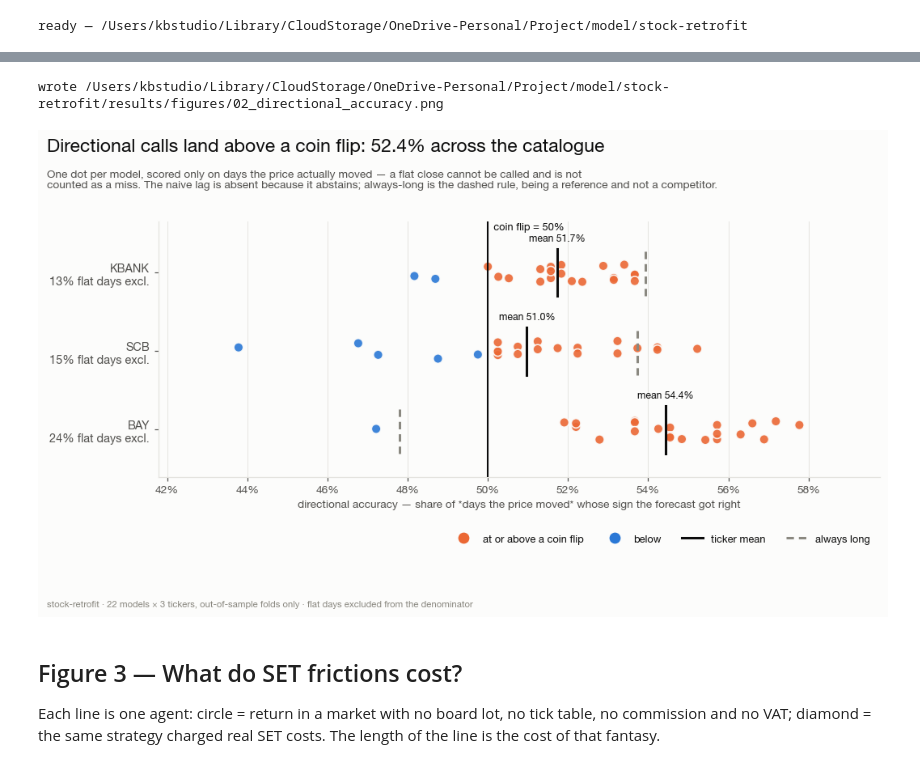
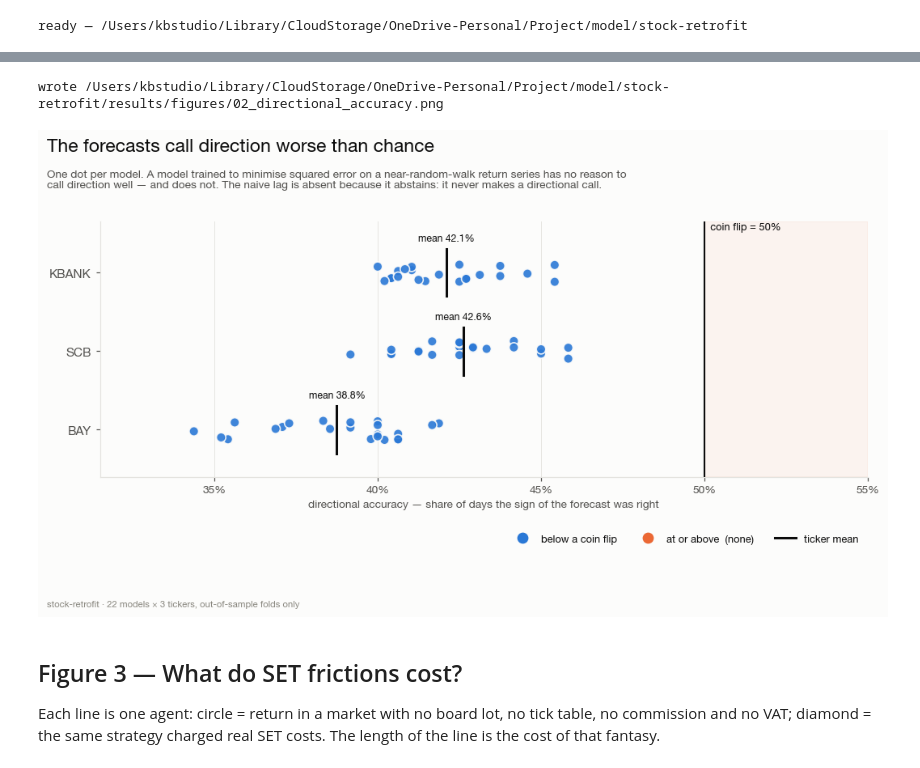
Before and after one commit to k-b-studio/stock-retrofit, a Jupyter notebook: notebooks/07_figures.ipynb, the cells around one changed output, grey strips where cells are left out. Saved outputs shown, nothing was run; the diff lists cells and outputs as text; code cells hidden in the pictures.

Commit message:
#9 add details in handoff, scrutinize, and debug model notebook

```diff
--- a/notebooks/07_figures.ipynb
+++ b/notebooks/07_figures.ipynb
@@ -192,15 +162,10 @@ The naive lag is absent because it abstains — it never makes a directional cal
 # %%
-rows, references, flat = [], {}, {}
+rows = []
 for symbol in SYMBOLS:
     d = load("evaluate", symbol)
     if d is None:
         continue
-    if "flat_share" in d:
-        flat[symbol] = float(d["flat_share"].dropna().iloc[0])
-    ref = d[d["model"].str.contains("always_long")].dropna(subset=["dir_acc"])
-    if len(ref):
-        references[symbol] = float(ref["dir_acc"].iloc[0])
-    d = d[~d["model"].str.contains("naive_lag|always_long")].dropna(subset=["dir_acc"])
+    d = d[~d["model"].str.contains("naive_lag")].dropna(subset=["dir_acc"])
     for _, r in d.iterrows():
         rows.append({"symbol": symbol, "model": short(r["model"]), "acc": r["dir_acc"]})
 if not rows:
@@ -209,8 +174,8 @@ df = pd.DataFrame(rows)
 
 fig, ax = plt.subplots(figsize=(9.6, 5.4))
 # Reverse the list rather than inverting the axis: with y=0 at the bottom
-# this puts KBANK on top (matching every other figure) while the label
-# offsets still render *above* their rules.
+# this puts KBANK on top (matching every other figure) while the "+0.37"
+# label offsets still render *above* their rules.
 order = SYMBOLS[::-1]
 rng = np.random.default_rng(0)
 
@@ -224,59 +189,50 @@ for i, symbol in enumerate(order):
     mean = sub["acc"].mean()
     ax.plot([mean, mean], [i - 0.3, i + 0.3], color=INK, lw=2.0, zorder=4)
     ax.text(mean, i + 0.37, f"mean {mean:.1%}", ha="center", va="bottom",
             fontsize=8, color=INK, fontweight="600")
-    # The always-long reference: what you get from never forming a view.
-    if symbol in references:
-        ax.plot([references[symbol]] * 2, [i - 0.3, i + 0.3], color=MUTED, lw=2.0,
-                ls=(0, (3, 2)), zorder=4)
 
 ax.axvline(0.5, color=INK, lw=1.4, zorder=5)
 ax.text(0.5, len(order) - 0.42, "  coin flip = 50%", ha="left", va="center",
         fontsize=8.4, color=INK, fontweight="600")
+ax.axvspan(0.5, 0.55, color=ORANGE, alpha=0.06, zorder=0)
 
 ax.set_yticks(range(len(order)))
-labels = [f"{s}\n{flat[s]:.0%} flat days excl." if s in flat else s for s in order]
-ax.set_yticklabels(labels, fontsize=9.5)
+ax.set_yticklabels(order, fontsize=10)
 ax.set_ylim(-0.6, len(order) - 0.35)
-lo = min(df["acc"].min(), min(references.values(), default=0.5)) - 0.02
-hi = max(df["acc"].max(), max(references.values(), default=0.5)) + 0.02
-ax.set_xlim(min(lo, 0.47), max(hi, 0.53))
+ax.set_xlim(0.315, 0.55)
 ax.xaxis.set_major_formatter(mpl.ticker.PercentFormatter(1.0, decimals=0))
-ax.set_xlabel("directional accuracy — share of *days the price moved* whose sign the forecast got right")
+ax.set_xlabel("directional accuracy — share of days the sign of the forecast was right")
 ax.grid(axis="y", visible=False)
 ax.set_axisbelow(True)
 
 handles = [
-    Line2D([], [], marker="o", ls="", color=ORANGE, markersize=8, label="at or above a coin flip"),
-    Line2D([], [], marker="o", ls="", color=BLUE, markersize=8, label="below"),
+    Line2D([], [], marker="o", ls="", color=BLUE, markersize=8, label="below a coin flip"),
+    # Kept in the legend though it has no members: it documents the encoding,
+    # and "(none)" is the finding rather than an omission.
+    Line2D([], [], marker="o", ls="", color=ORANGE, markersize=8,
+           label="at or above  (none)"),
     Line2D([], [], color=INK, lw=2, label="ticker mean"),
-    Line2D([], [], color=MUTED, lw=2, ls=(0, (3, 2)), label="always long"),
 ]
-ax.legend(handles=handles, loc="lower right", fontsize=8.4, ncol=4,
+ax.legend(handles=handles, loc="lower right", fontsize=8.4, ncol=3,
           bbox_to_anchor=(1.0, -0.30))
 
-# Title from the data rather than from an expectation. The previous revision
-# hardcoded 'worse than chance' — which was an artifact of scoring flat days.
-overall = df["acc"].mean()
-verdict = ("about a coin flip" if abs(overall - 0.5) < 0.02
-           else ("above a coin flip" if overall > 0.5 else "below a coin flip"))
-fig.suptitle(f"Directional calls land {verdict}: {overall:.1%} across the catalogue",
+fig.suptitle("The forecasts call direction worse than chance",
              x=0.011, ha="left", fontsize=15, fontweight="700", y=0.99)
 fig.text(0.011, 0.925,
-         "One dot per model, scored only on days the price actually moved — a flat close "
-         "cannot be called and is not\ncounted as a miss. The naive lag is absent because it "
-         "abstains; always-long is the dashed rule, being a reference and not a competitor.",
+         "One dot per model. A model trained to minimise squared error on a near-random-walk "
+         "return series has no reason to\ncall direction well — and does not. The naive lag is "
+         "absent because it abstains: it never makes a directional call.",
          ha="left", va="top", fontsize=9, color=INK_2)
 fig.tight_layout(rect=[0, 0.04, 1, 0.90])
-caption(fig, "stock-retrofit · 22 models × 3 tickers, out-of-sample folds only · "
-             "flat days excluded from the denominator")
+caption(fig, "stock-retrofit · 22 models × 3 tickers, out-of-sample folds only")
 
 out = FIGURES / "02_directional_accuracy.png"
 fig.savefig(out, bbox_inches="tight")
+fig.savefig(out, bbox_inches="tight")
 print("wrote", out)
 # %% [output]
 wrote /Users/kbstudio/Library/CloudStorage/OneDrive-Personal/Project/model/stock-retrofit/results/figures/02_directional_accuracy.png
-[figure, old version]
+[figure, new version]
 # %% [markdown]
 ## Figure 3 — What do SET frictions cost?
 
```
Also changed, not shown: parts of 7 cells of this notebook, 8 other files.
